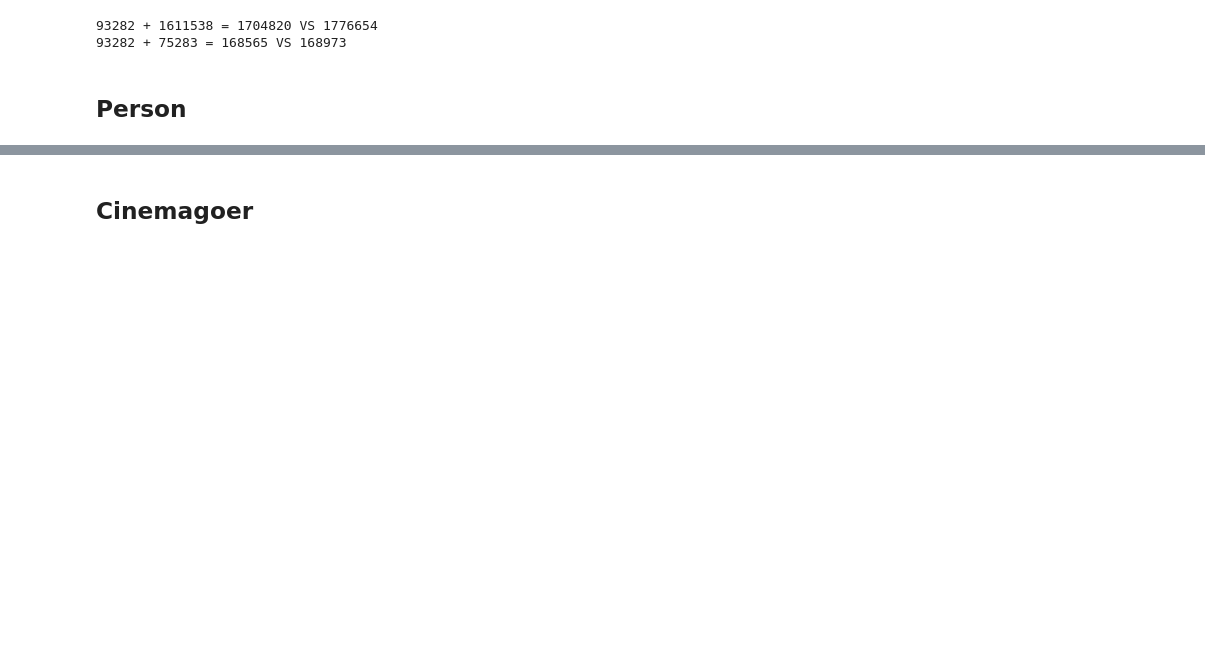
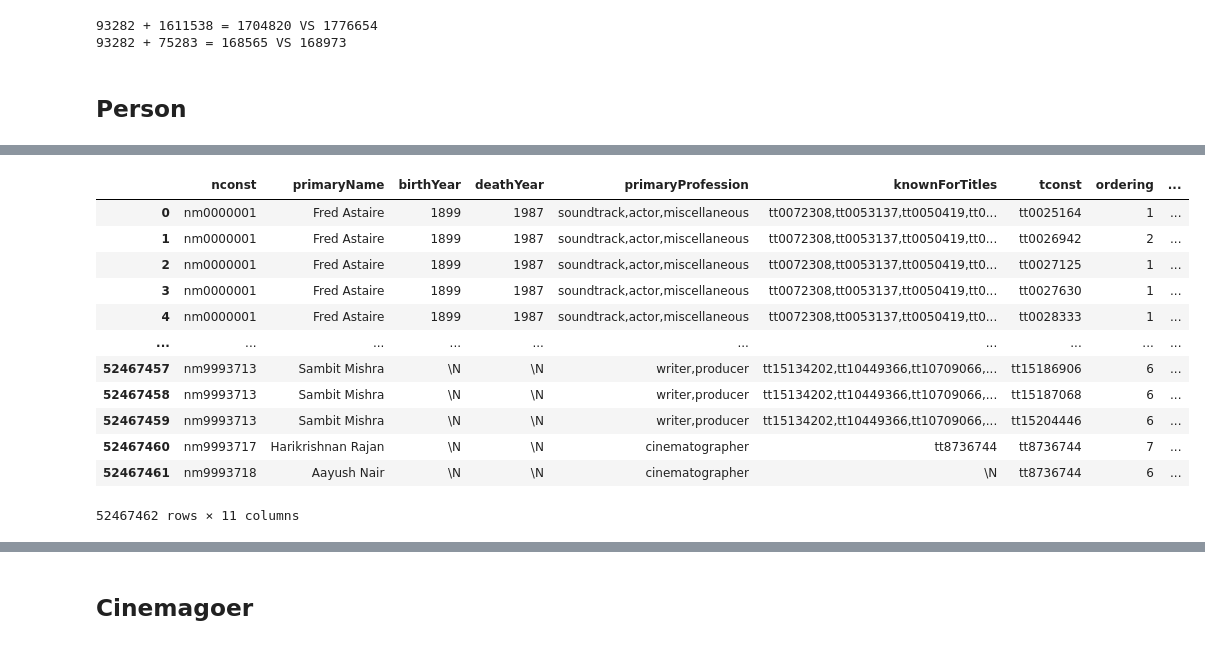
Before and after one commit to hyunjimoon/empirical_dynamics, a Jupyter notebook: cont_code/johan.ipynb, the cells around one changed output, grey strips where cells are left out. Saved outputs shown, nothing was run; the diff lists cells and outputs as text; code cells hidden in the pictures; blank space fills up the shorter version.

```diff
--- a/cont_code/johan.ipynb
+++ b/cont_code/johan.ipynb
@@ -186,0 +324,16 @@ old_person, new_person = person()
+# %%
+pmc_raw
+# %% [output]
+|  | nconst | primaryName | birthYear | deathYear | primaryProfession | knownForTitles | tconst | ordering | ... |
+| 0 | nm0000001 | Fred Astaire | 1899 | 1987 | soundtrack,actor,miscellaneous | tt0072308,tt0053137,tt0050419,tt0... | tt0025164 | 1 | ... |
+| 1 | nm0000001 | Fred Astaire | 1899 | 1987 | soundtrack,actor,miscellaneous | tt0072308,tt0053137,tt0050419,tt0... | tt0026942 | 2 | ... |
+| 2 | nm0000001 | Fred Astaire | 1899 | 1987 | soundtrack,actor,miscellaneous | tt0072308,tt0053137,tt0050419,tt0... | tt0027125 | 1 | ... |
+| 3 | nm0000001 | Fred Astaire | 1899 | 1987 | soundtrack,actor,miscellaneous | tt0072308,tt0053137,tt0050419,tt0... | tt0027630 | 1 | ... |
+| 4 | nm0000001 | Fred Astaire | 1899 | 1987 | soundtrack,actor,miscellaneous | tt0072308,tt0053137,tt0050419,tt0... | tt0028333 | 1 | ... |
+| ... | ... | ... | ... | ... | ... | ... | ... | ... | ... |
+| 52467457 | nm9993713 | Sambit Mishra | \N | \N | writer,producer | tt15134202,tt10449366,tt10709066,... | tt15186906 | 6 | ... |
+| 52467458 | nm9993713 | Sambit Mishra | \N | \N | writer,producer | tt15134202,tt10449366,tt10709066,... | tt15187068 | 6 | ... |
+| 52467459 | nm9993713 | Sambit Mishra | \N | \N | writer,producer | tt15134202,tt10449366,tt10709066,... | tt15204446 | 6 | ... |
+| 52467460 | nm9993717 | Harikrishnan Rajan | \N | \N | cinematographer | tt8736744 | tt8736744 | 7 | ... |
+| 52467461 | nm9993718 | Aayush Nair | \N | \N | cinematographer | \N | tt8736744 | 6 | ... |
+52467462 rows × 11 columns
```
Also changed, not shown: parts of 33 cells of this notebook, 23 other files.
